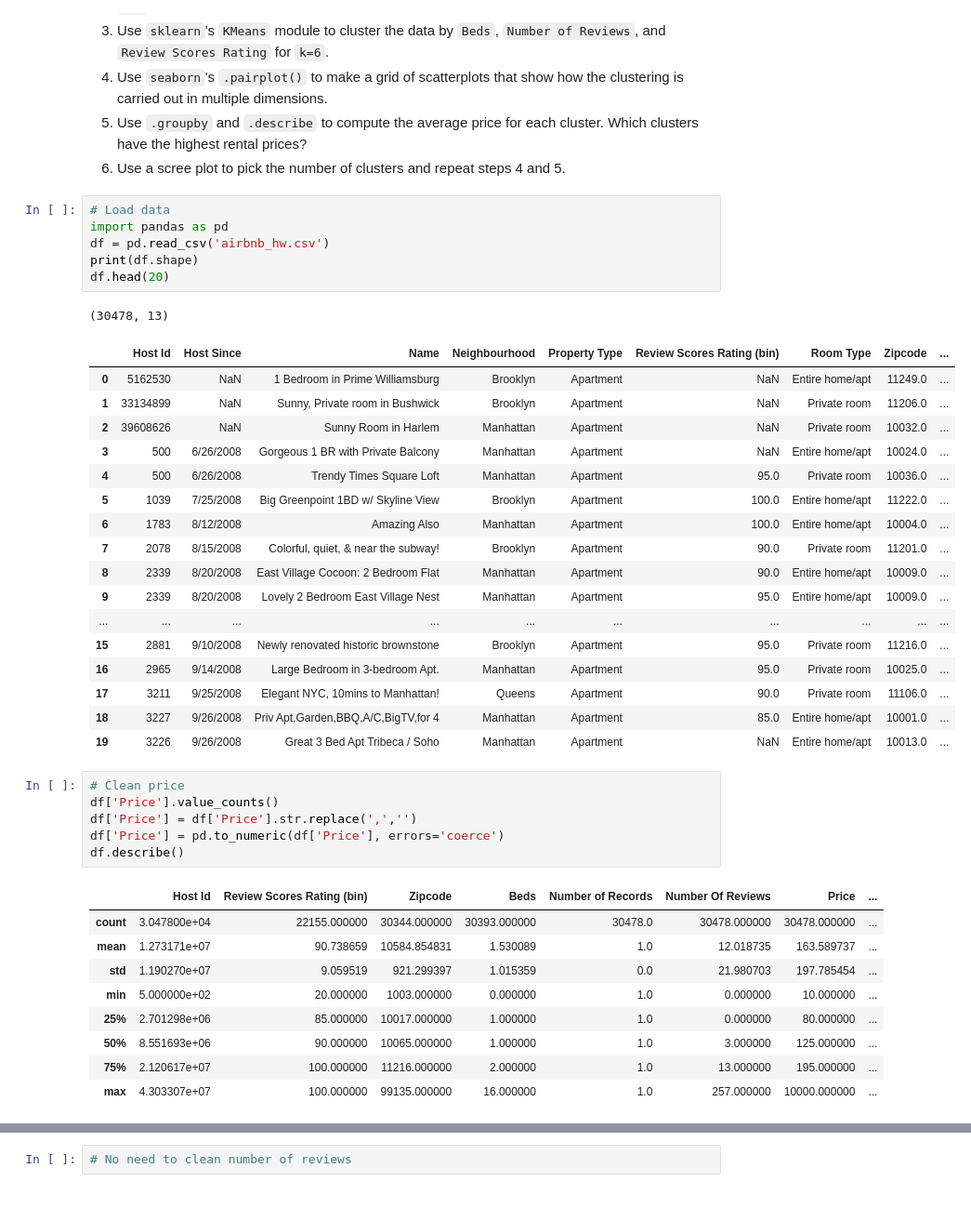
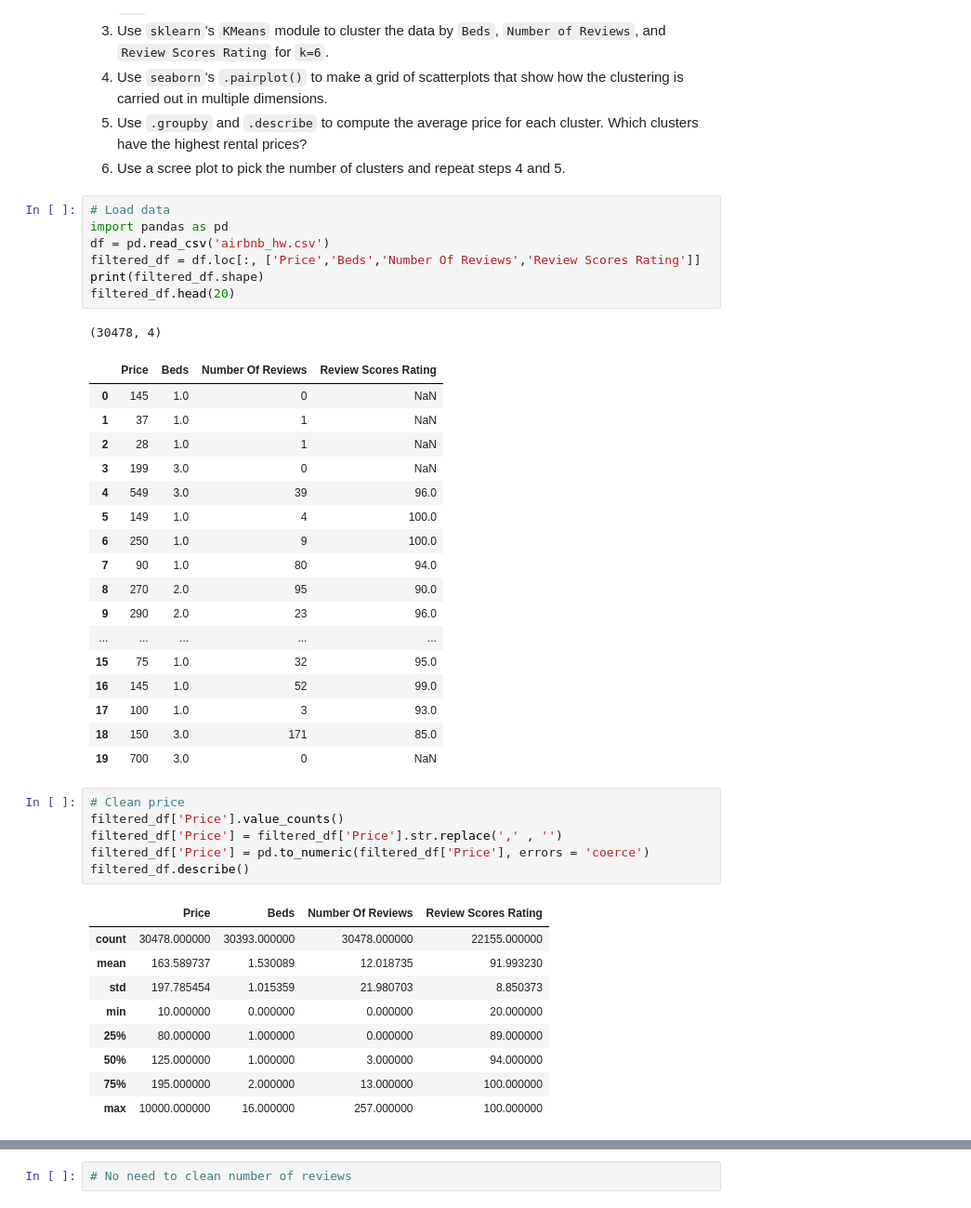
Before and after one commit to hmz4kf/kmc, a Jupyter notebook: assignment_kmc.ipynb, the cells around one changed output, grey strips where cells are left out. Shown at 93% size. Drawn from its saved outputs; the diff is of its cells as text.

```diff
--- a/assignment_kmc.ipynb
+++ b/assignment_kmc.ipynb
@@ -16,43 +16,44 @@
 # %%
 # Load data
 import pandas as pd
 df = pd.read_csv('airbnb_hw.csv')
-print(df.shape)
-df.head(20)
+filtered_df = df.loc[:, ['Price','Beds','Number Of Reviews','Review Scores Rating']]
+print(filtered_df.shape)
+filtered_df.head(20)
 # %% [output]
-(30478, 13)
+(30478, 4)
-|  | Host Id | Host Since | Name | Neighbourhood | Property Type | Review Scores Rating (bin) | Room Type | Zipcode | ... |
-| 0 | 5162530 | NaN | 1 Bedroom in Prime Williamsburg | Brooklyn | Apartment | NaN | Entire home/apt | 11249.0 | ... |
-| 1 | 33134899 | NaN | Sunny, Private room in Bushwick | Brooklyn | Apartment | NaN | Private room | 11206.0 | ... |
-| 2 | 39608626 | NaN | Sunny Room in Harlem | Manhattan | Apartment | NaN | Private room | 10032.0 | ... |
-| 3 | 500 | 6/26/2008 | Gorgeous 1 BR with Private Balcony | Manhattan | Apartment | NaN | Entire home/apt | 10024.0 | ... |
-| 4 | 500 | 6/26/2008 | Trendy Times Square Loft | Manhattan | Apartment | 95.0 | Private room | 10036.0 | ... |
-| 5 | 1039 | 7/25/2008 | Big Greenpoint 1BD w/ Skyline View | Brooklyn | Apartment | 100.0 | Entire home/apt | 11222.0 | ... |
-| 6 | 1783 | 8/12/2008 | Amazing Also | Manhattan | Apartment | 100.0 | Entire home/apt | 10004.0 | ... |
-| 7 | 2078 | 8/15/2008 | Colorful, quiet, & near the subway! | Brooklyn | Apartment | 90.0 | Private room | 11201.0 | ... |
-| 8 | 2339 | 8/20/2008 | East Village Cocoon: 2 Bedroom Flat | Manhattan | Apartment | 90.0 | Entire home/apt | 10009.0 | ... |
-| 9 | 2339 | 8/20/2008 | Lovely 2 Bedroom East Village Nest | Manhattan | Apartment | 95.0 | Entire home/apt | 10009.0 | ... |
-| ... | ... | ... | ... | ... | ... | ... | ... | ... | ... |
-| 15 | 2881 | 9/10/2008 | Newly renovated historic brownstone | Brooklyn | Apartment | 95.0 | Private room | 11216.0 | ... |
-| 16 | 2965 | 9/14/2008 | Large Bedroom in 3-bedroom Apt. | Manhattan | Apartment | 95.0 | Private room | 10025.0 | ... |
-| 17 | 3211 | 9/25/2008 | Elegant NYC, 10mins to Manhattan! | Queens | Apartment | 90.0 | Private room | 11106.0 | ... |
-| 18 | 3227 | 9/26/2008 | Priv Apt,Garden,BBQ,A/C,BigTV,for 4 | Manhattan | Apartment | 85.0 | Entire home/apt | 10001.0 | ... |
-| 19 | 3226 | 9/26/2008 | Great 3 Bed Apt Tribeca / Soho | Manhattan | Apartment | NaN | Entire home/apt | 10013.0 | ... |
+|  | Price | Beds | Number Of Reviews | Review Scores Rating |
+| 0 | 145 | 1.0 | 0 | NaN |
+| 1 | 37 | 1.0 | 1 | NaN |
+| 2 | 28 | 1.0 | 1 | NaN |
+| 3 | 199 | 3.0 | 0 | NaN |
+| 4 | 549 | 3.0 | 39 | 96.0 |
+| 5 | 149 | 1.0 | 4 | 100.0 |
+| 6 | 250 | 1.0 | 9 | 100.0 |
+| 7 | 90 | 1.0 | 80 | 94.0 |
+| 8 | 270 | 2.0 | 95 | 90.0 |
+| 9 | 290 | 2.0 | 23 | 96.0 |
+| ... | ... | ... | ... | ... |
+| 15 | 75 | 1.0 | 32 | 95.0 |
+| 16 | 145 | 1.0 | 52 | 99.0 |
+| 17 | 100 | 1.0 | 3 | 93.0 |
+| 18 | 150 | 3.0 | 171 | 85.0 |
+| 19 | 700 | 3.0 | 0 | NaN |
 # %%
 # Clean price
-df['Price'].value_counts()
-df['Price'] = df['Price'].str.replace(',','')
-df['Price'] = pd.to_numeric(df['Price'], errors='coerce')
-df.describe()
+filtered_df['Price'].value_counts()
+filtered_df['Price'] = filtered_df['Price'].str.replace(',' , '')
+filtered_df['Price'] = pd.to_numeric(filtered_df['Price'], errors = 'coerce')
+filtered_df.describe()
 # %% [output]
-|  | Host Id | Review Scores Rating (bin) | Zipcode | Beds | Number of Records | Number Of Reviews | Price | ... |
-| count | 3.047800e+04 | 22155.000000 | 30344.000000 | 30393.000000 | 30478.0 | 30478.000000 | 30478.000000 | ... |
-| mean | 1.273171e+07 | 90.738659 | 10584.854831 | 1.530089 | 1.0 | 12.018735 | 163.589737 | ... |
-| std | 1.190270e+07 | 9.059519 | 921.299397 | 1.015359 | 0.0 | 21.980703 | 197.785454 | ... |
-| min | 5.000000e+02 | 20.000000 | 1003.000000 | 0.000000 | 1.0 | 0.000000 | 10.000000 | ... |
-| 25% | 2.701298e+06 | 85.000000 | 10017.000000 | 1.000000 | 1.0 | 0.000000 | 80.000000 | ... |
-| 50% | 8.551693e+06 | 90.000000 | 10065.000000 | 1.000000 | 1.0 | 3.000000 | 125.000000 | ... |
-| 75% | 2.120617e+07 | 100.000000 | 11216.000000 | 2.000000 | 1.0 | 13.000000 | 195.000000 | ... |
-| max | 4.303307e+07 | 100.000000 | 99135.000000 | 16.000000 | 1.0 | 257.000000 | 10000.000000 | ... |
+|  | Price | Beds | Number Of Reviews | Review Scores Rating |
+| count | 30478.000000 | 30393.000000 | 30478.000000 | 22155.000000 |
+| mean | 163.589737 | 1.530089 | 12.018735 | 91.993230 |
+| std | 197.785454 | 1.015359 | 21.980703 | 8.850373 |
+| min | 10.000000 | 0.000000 | 0.000000 | 20.000000 |
+| 25% | 80.000000 | 1.000000 | 0.000000 | 89.000000 |
+| 50% | 125.000000 | 1.000000 | 3.000000 | 94.000000 |
+| 75% | 195.000000 | 2.000000 | 13.000000 | 100.000000 |
+| max | 10000.000000 | 16.000000 | 257.000000 | 100.000000 |
 # %%
 # Clean beds
```
Also changed, not shown: parts of 34 cells of this notebook.
